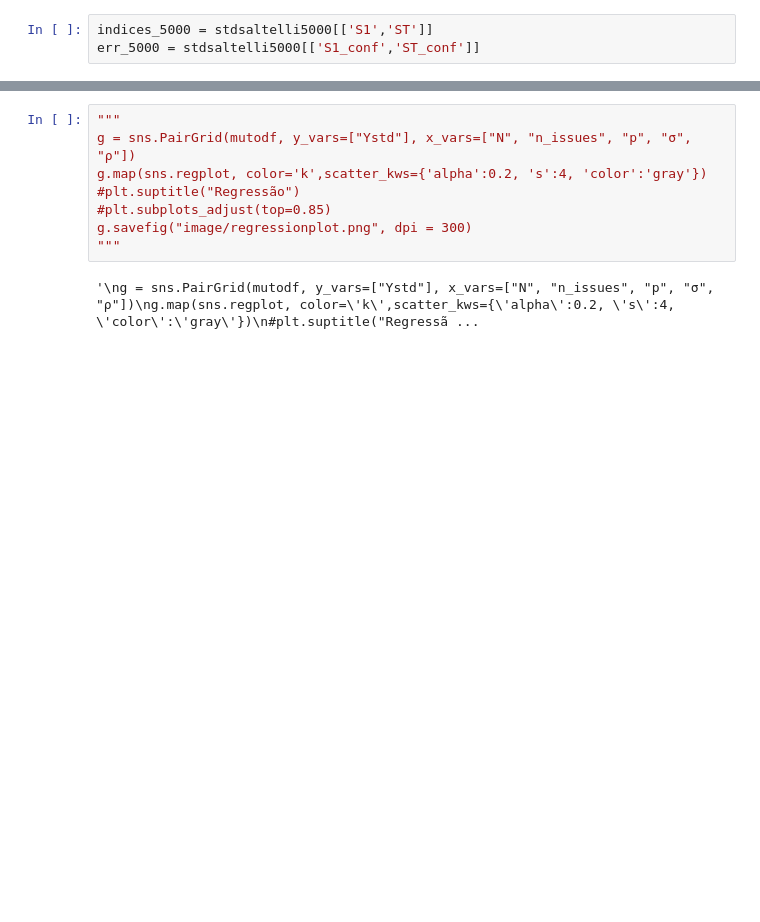
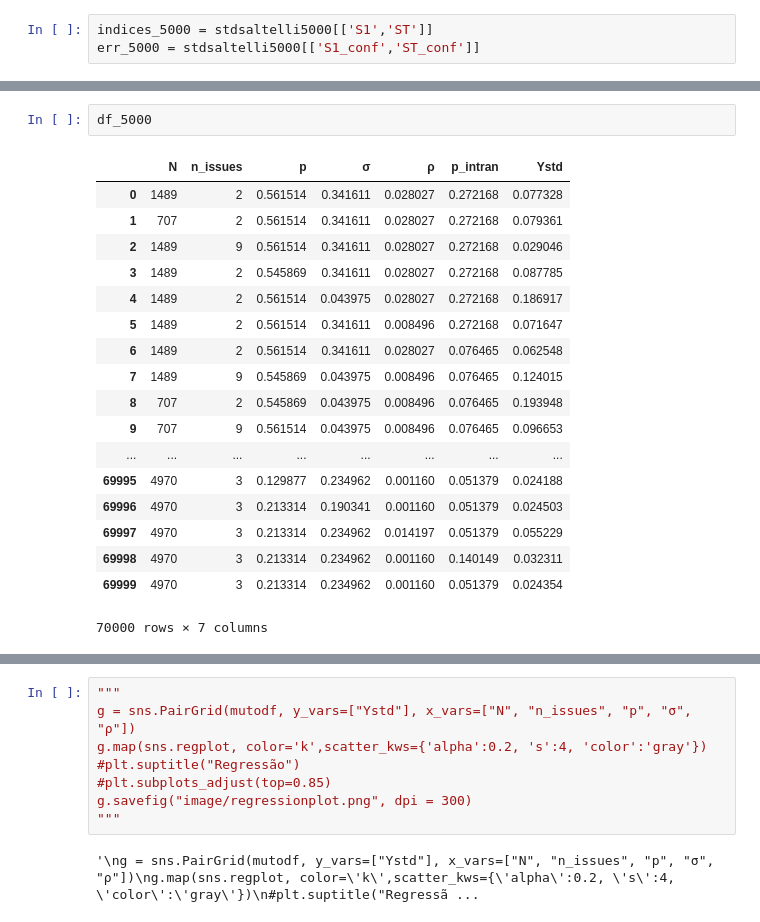
Before and after one commit to marcelovmaciel/Projeto, a Jupyter notebook: simulation-analysis/03-saltelli-finaloutput.ipynb, the cells around one changed output, grey strips where cells are left out. Cells and saved outputs as stored; diff of their text form; blank space fills up the shorter version.

```diff
--- a/simulation-analysis/03-saltelli-finaloutput.ipynb
+++ b/simulation-analysis/03-saltelli-finaloutput.ipynb
@@ -54,3 +54,24 @@ Y = mutodf["Ystd"]
+# %%
+df_5000
+# %% [output]
+|  | N | n_issues | p | σ | ρ | p_intran | Ystd |
+| 0 | 1489 | 2 | 0.561514 | 0.341611 | 0.028027 | 0.272168 | 0.077328 |
+| 1 | 707 | 2 | 0.561514 | 0.341611 | 0.028027 | 0.272168 | 0.079361 |
+| 2 | 1489 | 9 | 0.561514 | 0.341611 | 0.028027 | 0.272168 | 0.029046 |
+| 3 | 1489 | 2 | 0.545869 | 0.341611 | 0.028027 | 0.272168 | 0.087785 |
+| 4 | 1489 | 2 | 0.561514 | 0.043975 | 0.028027 | 0.272168 | 0.186917 |
+| 5 | 1489 | 2 | 0.561514 | 0.341611 | 0.008496 | 0.272168 | 0.071647 |
+| 6 | 1489 | 2 | 0.561514 | 0.341611 | 0.028027 | 0.076465 | 0.062548 |
+| 7 | 1489 | 9 | 0.545869 | 0.043975 | 0.008496 | 0.076465 | 0.124015 |
+| 8 | 707 | 2 | 0.545869 | 0.043975 | 0.008496 | 0.076465 | 0.193948 |
+| 9 | 707 | 9 | 0.561514 | 0.043975 | 0.008496 | 0.076465 | 0.096653 |
+| ... | ... | ... | ... | ... | ... | ... | ... |
+| 69995 | 4970 | 3 | 0.129877 | 0.234962 | 0.001160 | 0.051379 | 0.024188 |
+| 69996 | 4970 | 3 | 0.213314 | 0.190341 | 0.001160 | 0.051379 | 0.024503 |
+| 69997 | 4970 | 3 | 0.213314 | 0.234962 | 0.014197 | 0.051379 | 0.055229 |
+| 69998 | 4970 | 3 | 0.213314 | 0.234962 | 0.001160 | 0.140149 | 0.032311 |
+| 69999 | 4970 | 3 | 0.213314 | 0.234962 | 0.001160 | 0.051379 | 0.024354 |
+70000 rows × 7 columns
 # %%
 sns.distplot(Y, kde = False)
 plt.ylabel("Frequência")
```
Also changed, not shown: parts of 26 cells of this notebook, 9 other files.
